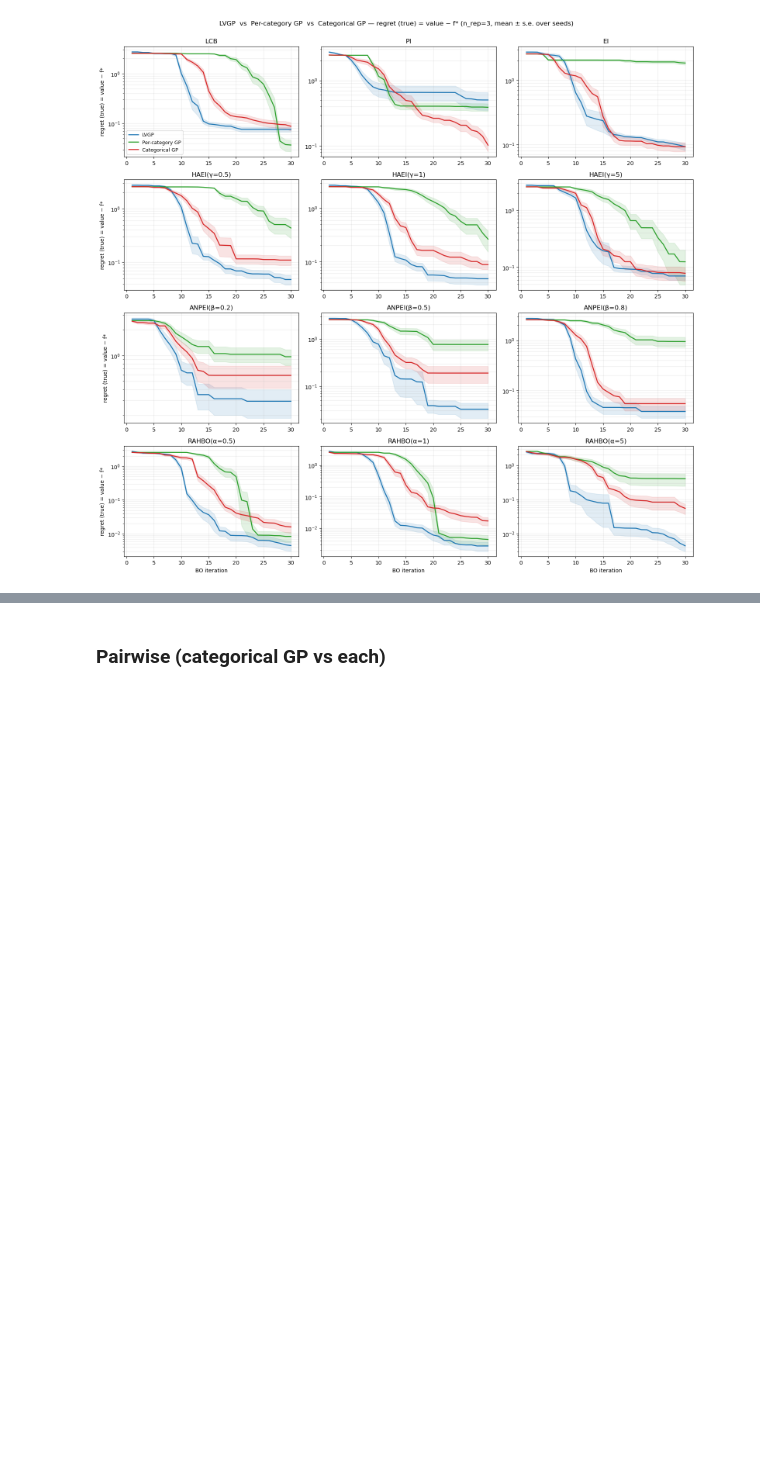
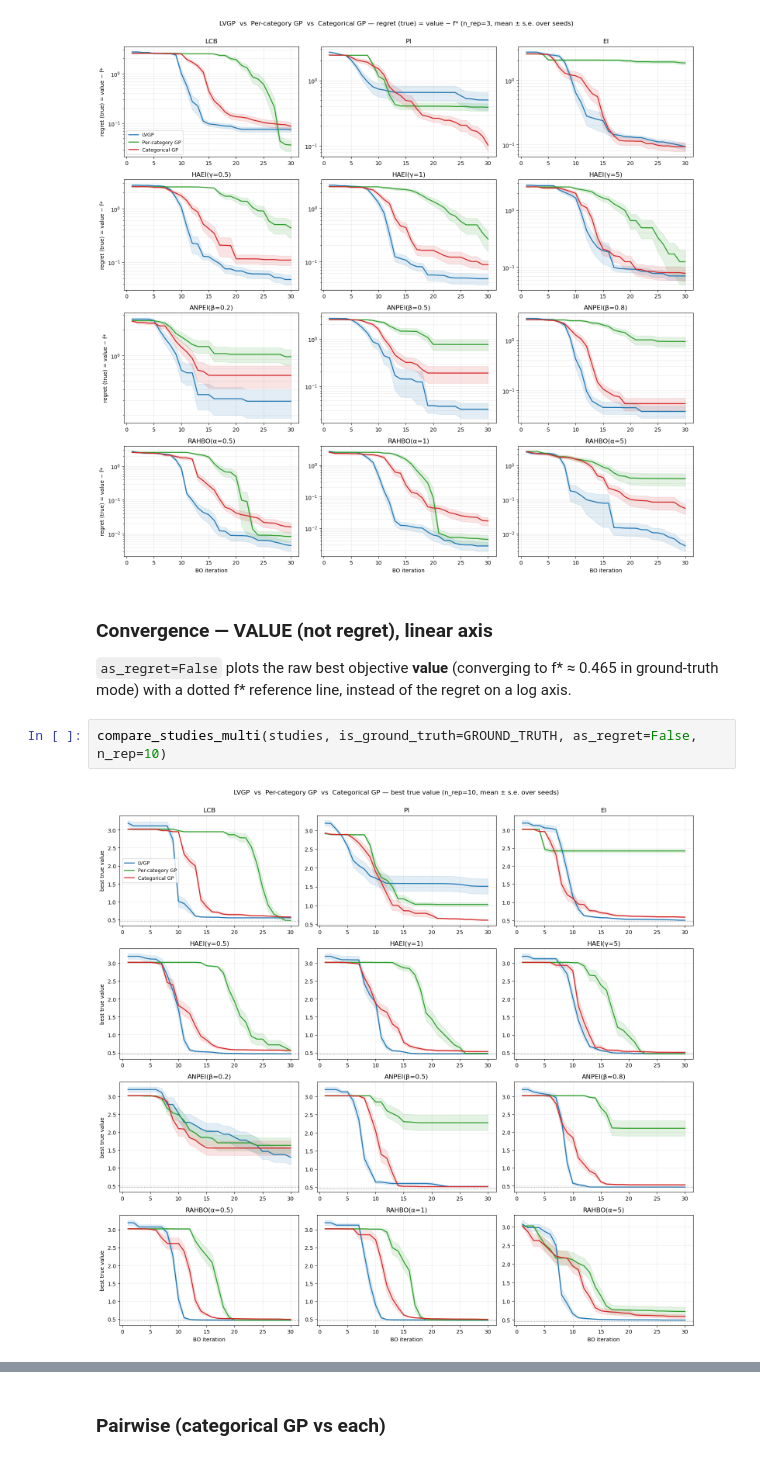
Before and after one commit to Chris1504-fdz/heter_lvgp, a Jupyter notebook: compare_methods.ipynb, the cells around one changed output, grey strips where cells are left out. Drawn from its saved outputs; the diff is of its cells as text; blank space fills up the shorter version.

```diff
--- a/compare_methods.ipynb
+++ b/compare_methods.ipynb
@@ -72,3 +70,11 @@ compare_studies_multi(studies, is_ground_truth=GROUND_TRUTH, n_rep=10)
 compare_studies_multi(studies, is_ground_truth=GROUND_TRUTH, n_rep=3)
 # %% [output]
 [figure]
+# %% [markdown]
+### Convergence — VALUE (not regret), linear axis
+`as_regret=False` plots the raw best objective **value** (converging to f\* ≈ 0.465 in ground-truth
+mode) with a dotted f\* reference line, instead of the regret on a log axis.
+# %%
+compare_studies_multi(studies, is_ground_truth=GROUND_TRUTH, as_regret=False, n_rep=10)
+# %% [output]
+[figure, added]
```
Also changed, not shown: parts of 12 cells of this notebook, 2 other files.
